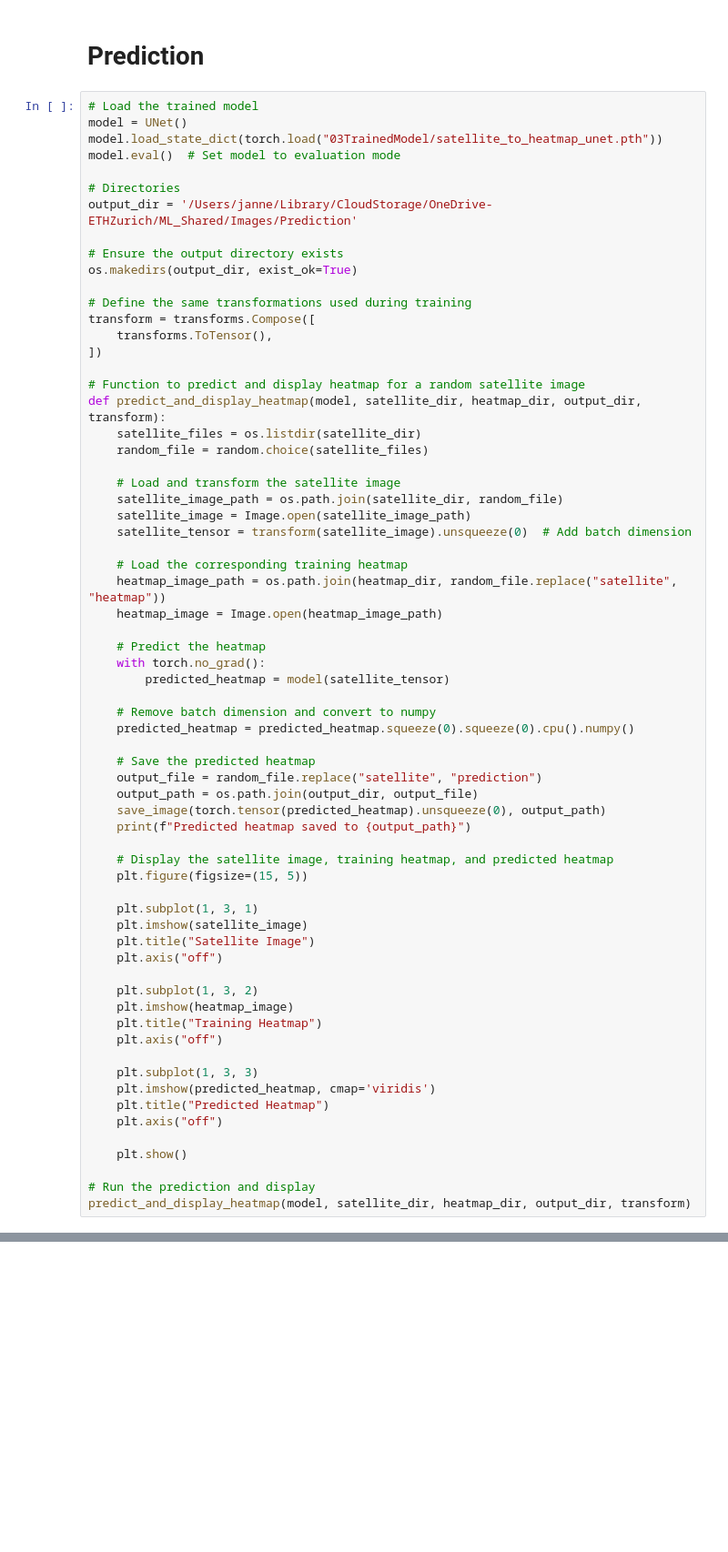
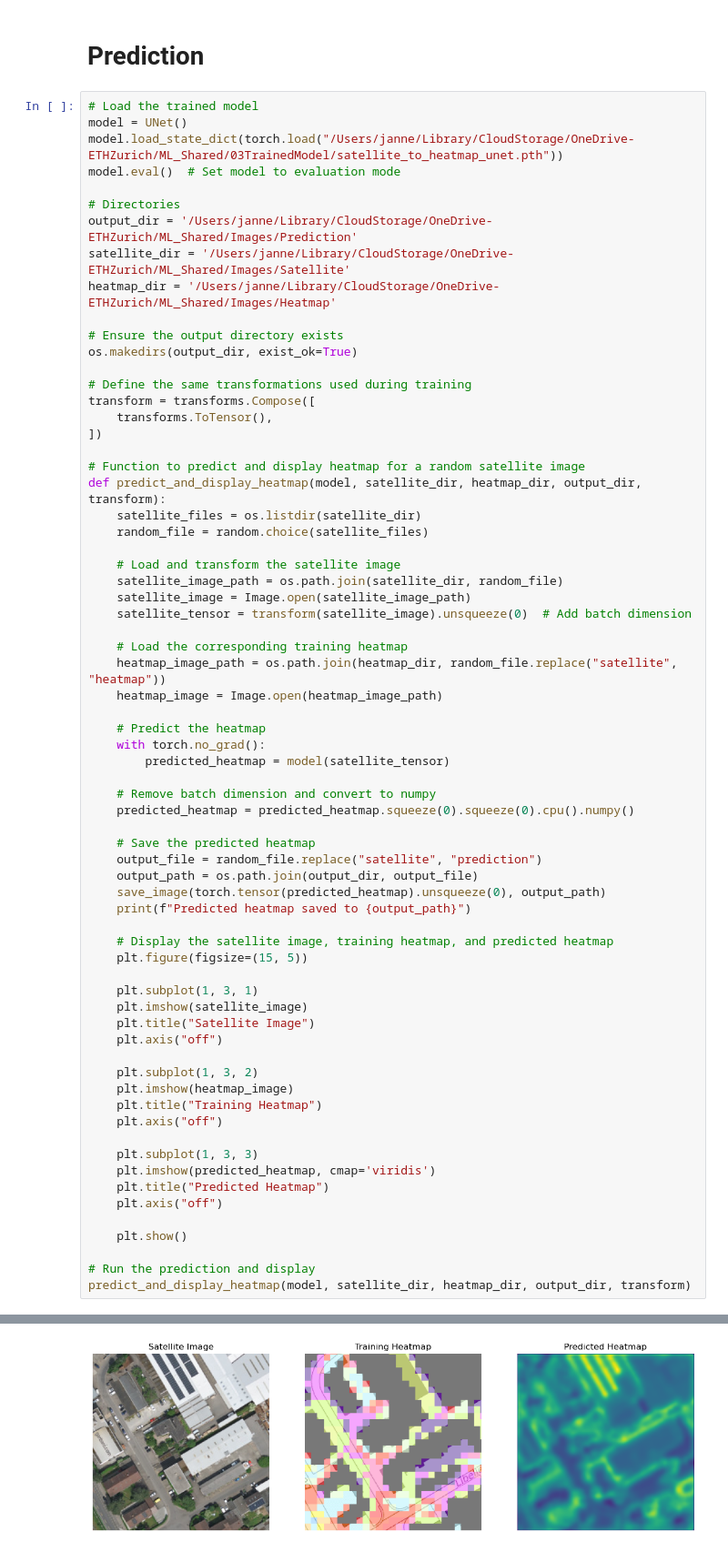
Before and after one commit to janneperini/SciML, a Jupyter notebook: 02Model/Learning.ipynb, the cells around one changed output, grey strips where cells are left out. Shown: that part at 91% size. Cells and saved outputs as stored; diff of their text form; blank space fills up the shorter version.

```diff
--- a/02Model/Learning.ipynb
+++ b/02Model/Learning.ipynb
@@ -188,11 +222,13 @@ torch.save(model.state_dict(), "03TrainedModel/satellite_to_heatmap_unet.pth")
 # %%
 # Load the trained model
 model = UNet()
-model.load_state_dict(torch.load("03TrainedModel/satellite_to_heatmap_unet.pth"))
+model.load_state_dict(torch.load("/Users/janne/Library/CloudStorage/OneDrive-ETHZurich/ML_Shared/03TrainedModel/satellite_to_heatmap_unet.pth"))
 model.eval()  # Set model to evaluation mode
 
 # Directories
 output_dir = '/Users/janne/Library/CloudStorage/OneDrive-ETHZurich/ML_Shared/Images/Prediction'
+satellite_dir = '/Users/janne/Library/CloudStorage/OneDrive-ETHZurich/ML_Shared/Images/Satellite'
+heatmap_dir = '/Users/janne/Library/CloudStorage/OneDrive-ETHZurich/ML_Shared/Images/Heatmap'
 
 # Ensure the output directory exists
 os.makedirs(output_dir, exist_ok=True)
@@ -255,0 +292 @@ FileNotFoundError: [Errno 2] No such file or directory: '03TrainedModel/satellit
+[figure, added]
```
Also changed, not shown: parts of 5 cells of this notebook, 6 other files.
